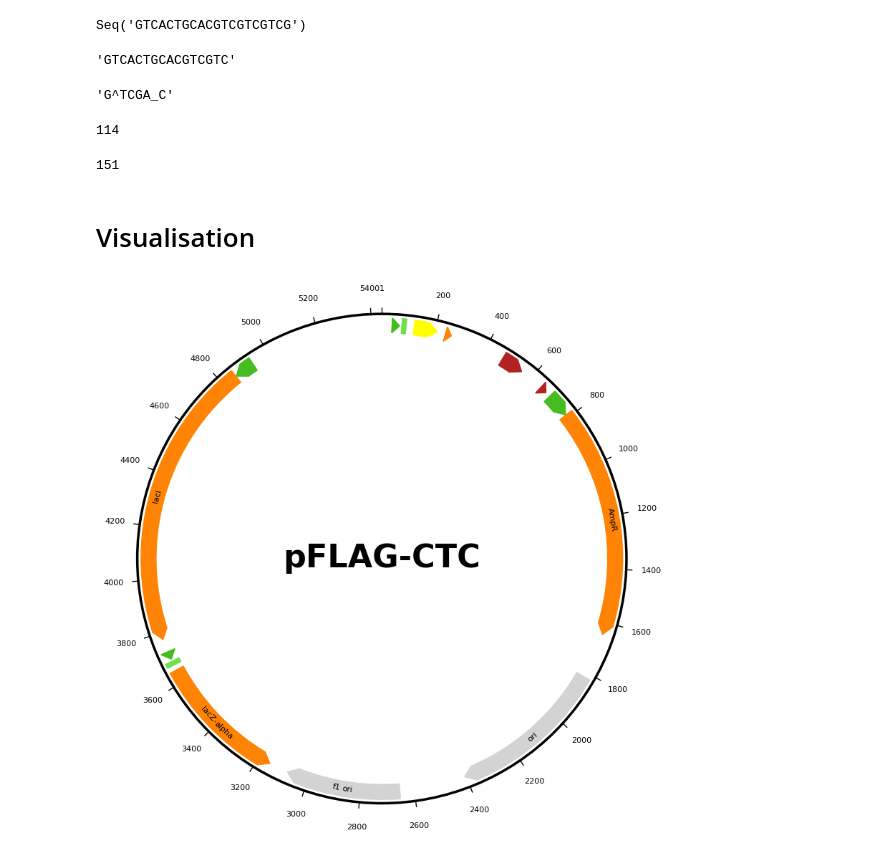
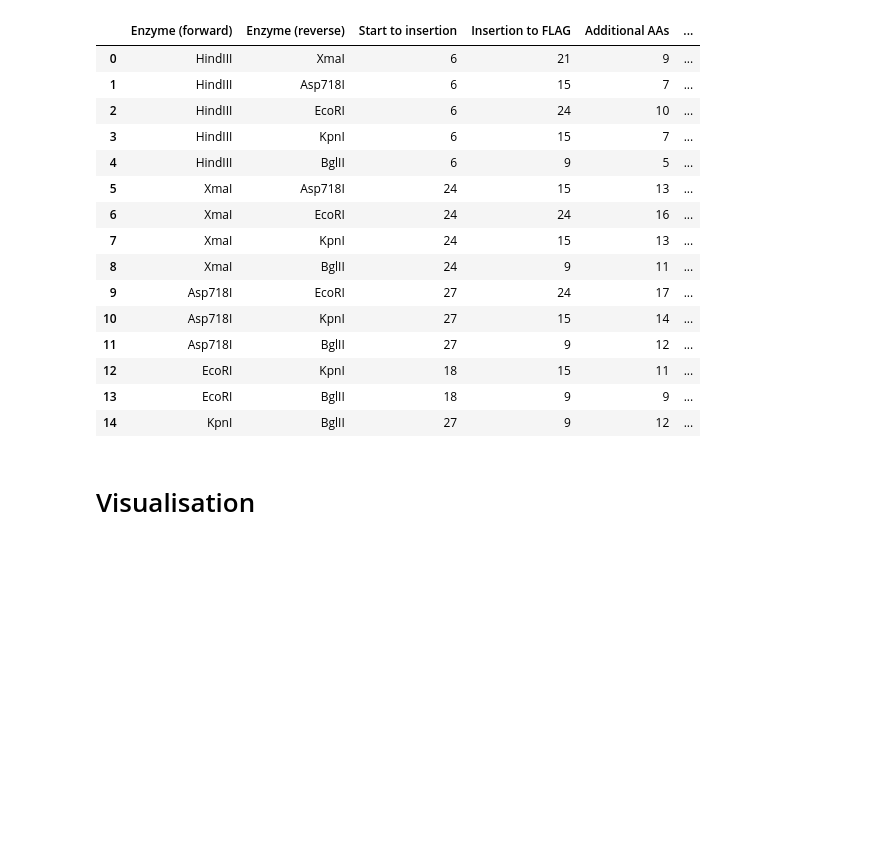
Before and after one commit to NBoyeva/pFLAG-CTC, a Jupyter notebook: final.ipynb, the cells around one changed output. Saved outputs shown, nothing was run; the diff lists cells and outputs as text; code cells hidden in the pictures; blank space fills up the shorter version.

```diff
--- a/final.ipynb
+++ b/final.ipynb
@@ -233,22 +296,21 @@ Seq('CGGCGACGACGTGCAGTGAC')
-# %%
-option.full_reverse
-# %% [output]
-Seq('GTCACTGCACGTCGTCGTCG')
-# %%
-option.reverse
-# %% [output]
-'GTCACTGCACGTCGTC'
-# %%
-SalI.elucidate()
-# %% [output]
-'G^TCGA_C'
-# %%
-get_site_start_coord(option.enzyme5, seq)
-# %% [output]
-114
-# %%
-get_site_end_coord(option.enzyme3, seq)
-# %% [output]
-151
+# %%
+ins.df
+# %% [output]
+|  | Enzyme (forward) | Enzyme (reverse) | Start to insertion | Insertion to FLAG | Additional AAs | ... |
+| 0 | HindIII | XmaI | 6 | 21 | 9 | ... |
+| 1 | HindIII | Asp718I | 6 | 15 | 7 | ... |
+| 2 | HindIII | EcoRI | 6 | 24 | 10 | ... |
+| 3 | HindIII | KpnI | 6 | 15 | 7 | ... |
+| 4 | HindIII | BglII | 6 | 9 | 5 | ... |
+| 5 | XmaI | Asp718I | 24 | 15 | 13 | ... |
+| 6 | XmaI | EcoRI | 24 | 24 | 16 | ... |
+| 7 | XmaI | KpnI | 24 | 15 | 13 | ... |
+| 8 | XmaI | BglII | 24 | 9 | 11 | ... |
+| 9 | Asp718I | EcoRI | 27 | 24 | 17 | ... |
+| 10 | Asp718I | KpnI | 27 | 15 | 14 | ... |
+| 11 | Asp718I | BglII | 27 | 9 | 12 | ... |
+| 12 | EcoRI | KpnI | 18 | 15 | 11 | ... |
+| 13 | EcoRI | BglII | 18 | 9 | 9 | ... |
+| 14 | KpnI | BglII | 27 | 9 | 12 | ... |
 # %% [markdown]
 # Visualisation
@@ -317,35 +334,0 @@ annotation = gb.get_annotation(
-# %%
-def custom_feature_formatter(feature):
-    # AddGene stores the feature label in the '\label' qualifier
-    label = feature.qual.get("label")
-    if feature.key == "promoter":
-        return True, biotite.colors["dimgreen"], "black", label
-    elif feature.key == "terminator":
-        return True, "firebrick", "black", label
-    elif feature.key == "protein_bind":
-        return False, biotite.colors["lightgreen"], "black", label
-    elif feature.key == "RBS":
-        return False, biotite.colors["brightorange"], "black", label
-    elif feature.key == "CDS":
-        return True, biotite.colors["orange"], "black", label
-    elif feature.key == "rep_origin":
-        return True, "lightgray", "black", label
-    elif feature.key == "primer_bind":
-        return True, "blue", "black", label
-    elif feature.key == "insertion":
-        return True, "yellow", "black", label
-
-
-fig = plt.figure(figsize=(8.0, 8.0))
-ax = fig.add_subplot(111, projection="polar")
-graphics.plot_plasmid_map(
-    ax,
-    annotation,
-    plasmid_size=len(seq) + len(insertion),
-    label="pFLAG-CTC",
-    feature_formatter=custom_feature_formatter,
-)
-fig.tight_layout()
-plt.show()
-# %% [output]
-[figure, removed]
```
Also changed, not shown: parts of 26 cells of this notebook.
